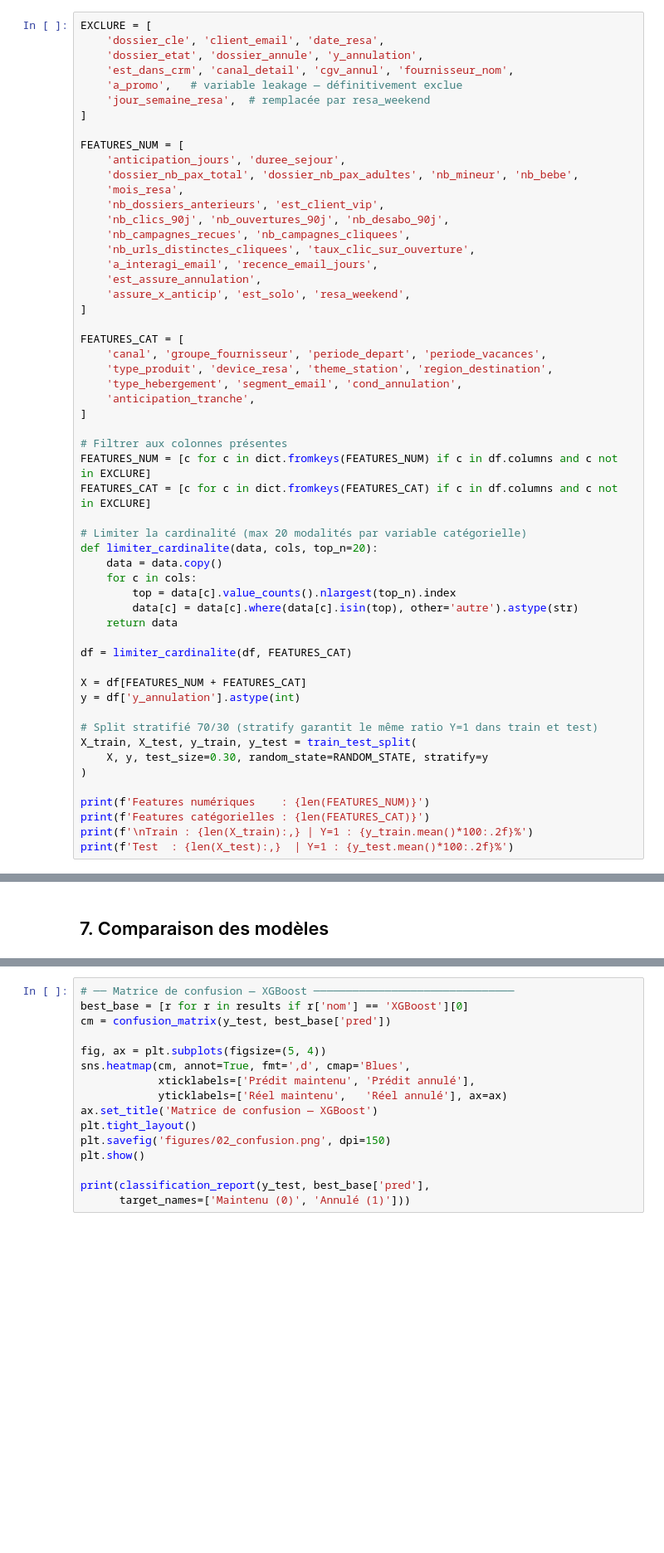
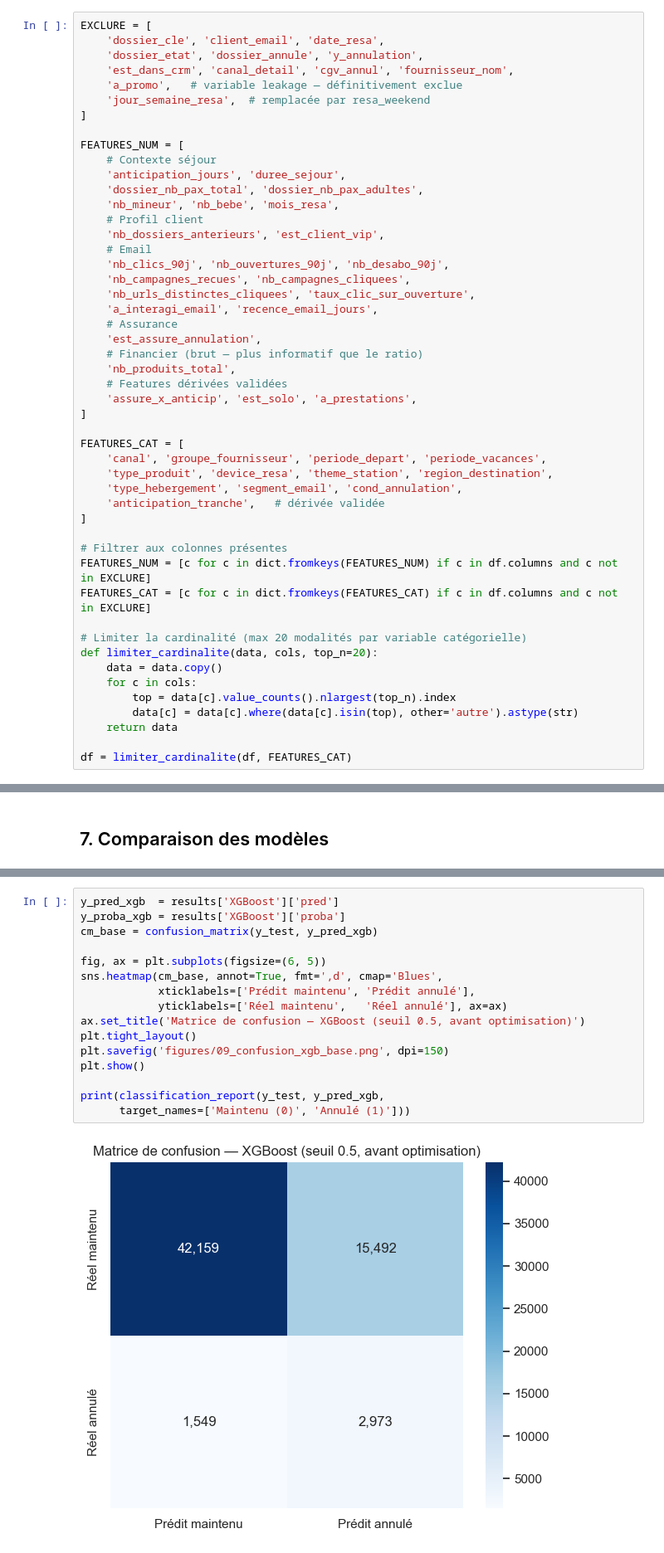
Before and after one commit to hadycoul12/memoire_M2, a Jupyter notebook: modele_v2.ipynb, the cells around one changed output, grey strips where cells are left out. Shown at 83% size. Drawn from its saved outputs; the diff is of its cells as text; blank space fills up the shorter version.

```diff
--- a/modele_v2.ipynb
+++ b/modele_v2.ipynb
@@ -137,23 +359,30 @@ EXCLURE = [
 ]
 
 FEATURES_NUM = [
+    # Contexte séjour
     'anticipation_jours', 'duree_sejour',
-    'dossier_nb_pax_total', 'dossier_nb_pax_adultes', 'nb_mineur', 'nb_bebe',
-    'mois_resa',
+    'dossier_nb_pax_total', 'dossier_nb_pax_adultes',
+    'nb_mineur', 'nb_bebe', 'mois_resa',
+    # Profil client
     'nb_dossiers_anterieurs', 'est_client_vip',
+    # Email
     'nb_clics_90j', 'nb_ouvertures_90j', 'nb_desabo_90j',
     'nb_campagnes_recues', 'nb_campagnes_cliquees',
     'nb_urls_distinctes_cliquees', 'taux_clic_sur_ouverture',
     'a_interagi_email', 'recence_email_jours',
+    # Assurance
     'est_assure_annulation',
-    'assure_x_anticip', 'est_solo', 'resa_weekend',
+    # Financier (brut — plus informatif que le ratio)
+    'nb_produits_total',
+    # Features dérivées validées
+    'assure_x_anticip', 'est_solo', 'a_prestations',
 ]
 
 FEATURES_CAT = [
     'canal', 'groupe_fournisseur', 'periode_depart', 'periode_vacances',
     'type_produit', 'device_resa', 'theme_station', 'region_destination',
     'type_hebergement', 'segment_email', 'cond_annulation',
-    'anticipation_tranche',
+    'anticipation_tranche',   # dérivée validée
 ]
 
 # Filtrer aux colonnes présentes
@@ -169,16 +398,3 @@ def limiter_cardinalite(data, cols, top_n=20):
     return data
 
 df = limiter_cardinalite(df, FEATURES_CAT)
-
-X = df[FEATURES_NUM + FEATURES_CAT]
-y = df['y_annulation'].astype(int)
-
-# Split stratifié 70/30 (stratify garantit le même ratio Y=1 dans train et test)
-X_train, X_test, y_train, y_test = train_test_split(
-    X, y, test_size=0.30, random_state=RANDOM_STATE, stratify=y
-)
-
-print(f'Features numériques    : {len(FEATURES_NUM)}')
-print(f'Features catégorielles : {len(FEATURES_CAT)}')
-print(f'\nTrain : {len(X_train):,} | Y=1 : {y_train.mean()*100:.2f}%')
-print(f'Test  : {len(X_test):,}  | Y=1 : {y_test.mean()*100:.2f}%')
@@ -351,16 +650,18 @@ plt.show()
 # %%
-# ── Matrice de confusion — XGBoost ───────────────────────────────
-best_base = [r for r in results if r['nom'] == 'XGBoost'][0]
-cm = confusion_matrix(y_test, best_base['pred'])
+y_pred_xgb  = results['XGBoost']['pred']
+y_proba_xgb = results['XGBoost']['proba']
+cm_base = confusion_matrix(y_test, y_pred_xgb)
 
-fig, ax = plt.subplots(figsize=(5, 4))
-sns.heatmap(cm, annot=True, fmt=',d', cmap='Blues',
+fig, ax = plt.subplots(figsize=(6, 5))
+sns.heatmap(cm_base, annot=True, fmt=',d', cmap='Blues',
             xticklabels=['Prédit maintenu', 'Prédit annulé'],
             yticklabels=['Réel maintenu',   'Réel annulé'], ax=ax)
-ax.set_title('Matrice de confusion — XGBoost')
+ax.set_title('Matrice de confusion — XGBoost (seuil 0.5, avant optimisation)')
 plt.tight_layout()
-plt.savefig('figures/02_confusion.png', dpi=150)
+plt.savefig('figures/09_confusion_xgb_base.png', dpi=150)
 plt.show()
 
-print(classification_report(y_test, best_base['pred'],
+print(classification_report(y_test, y_pred_xgb,
       target_names=['Maintenu (0)', 'Annulé (1)']))
+# %% [output]
+[figure, added]
```
Also changed, not shown: parts of 30 cells of this notebook, 1 other file.
